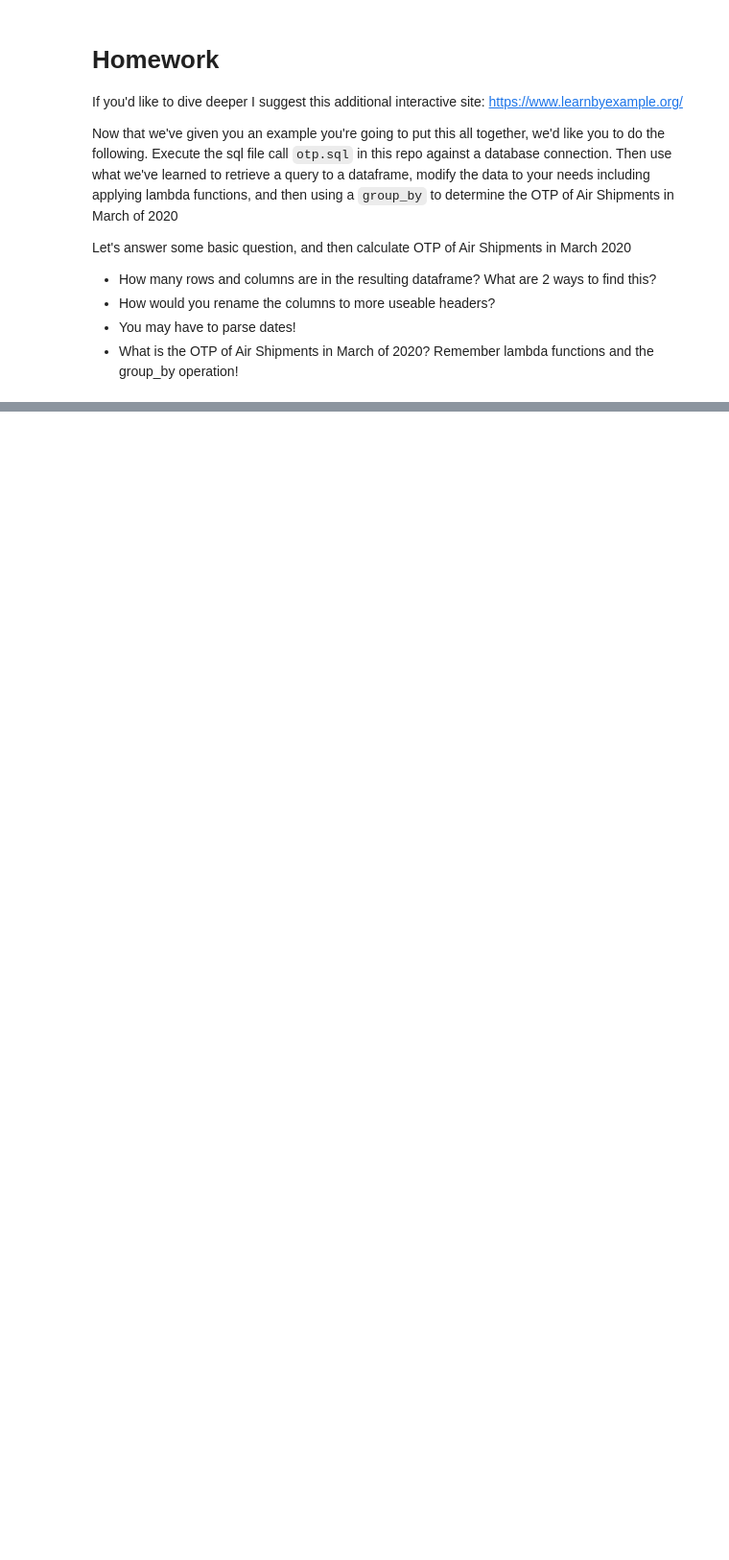
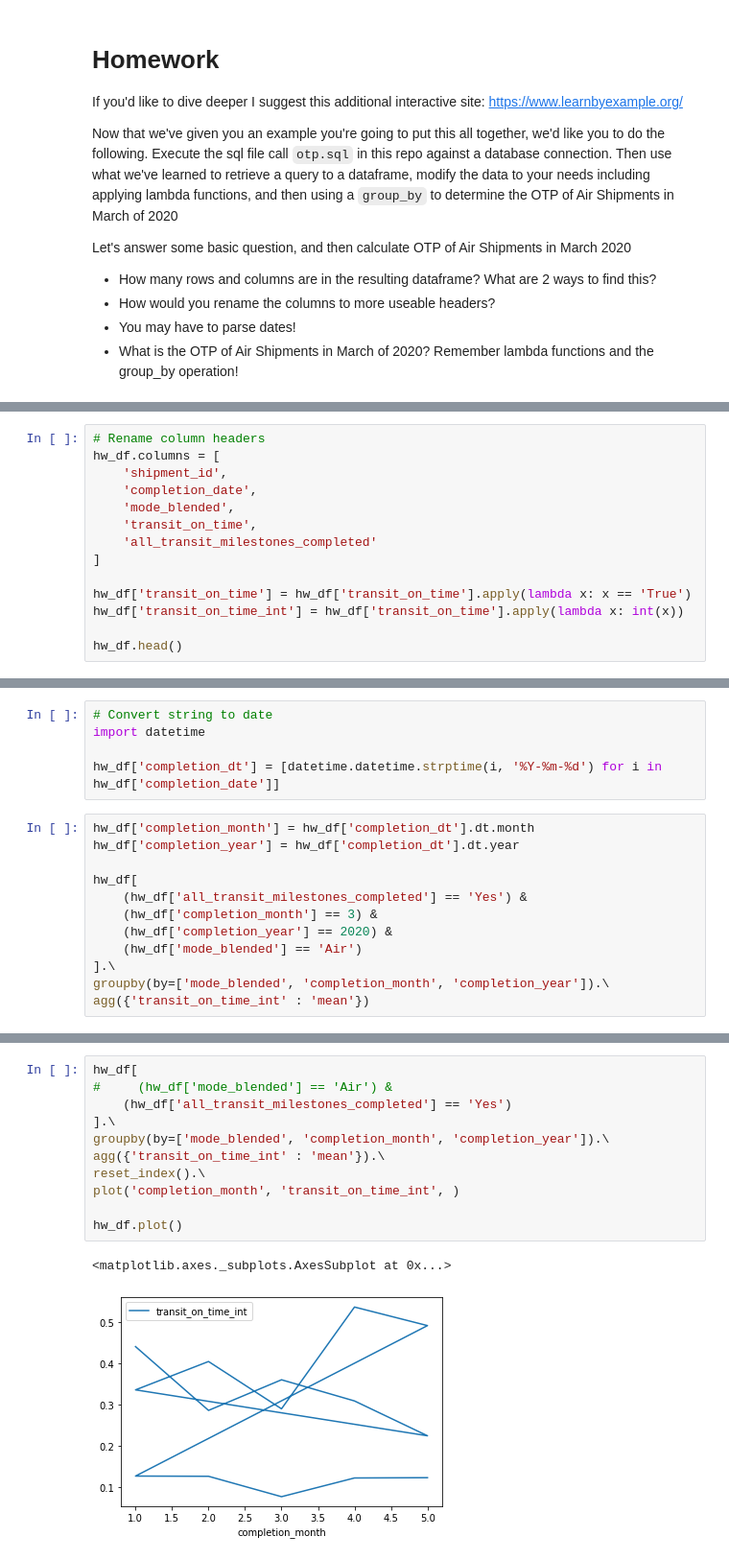
Before and after one commit to Per48edjes/Misc-DA-Prob-Stat, a Jupyter notebook: Lesson_1/Python_1/data_structure_101.ipynb, the cells around one changed output, grey strips where cells are left out. Shown: that part at 96% size. Saved outputs shown, nothing was run; the diff lists cells and outputs as text; blank space fills up the shorter version.

```diff
--- a/Lesson_1/Python_1/data_structure_101.ipynb
+++ b/Lesson_1/Python_1/data_structure_101.ipynb
@@ -460,0 +475,14 @@ Let's answer some basic question, and then calculate OTP of Air Shipments in Mar
+# %%
+# Rename column headers
+hw_df.columns = [
+    'shipment_id',
+    'completion_date',
+    'mode_blended',
+    'transit_on_time',
+    'all_transit_milestones_completed'
+]
+
+hw_df['transit_on_time'] = hw_df['transit_on_time'].apply(lambda x: x == 'True')
+hw_df['transit_on_time_int'] = hw_df['transit_on_time'].apply(lambda x: int(x))
+
+hw_df.head()
@@ -460,0 +496,17 @@ Let's answer some basic question, and then calculate OTP of Air Shipments in Mar
+# %%
+# Convert string to date
+import datetime
+
+hw_df['completion_dt'] = [datetime.datetime.strptime(i, '%Y-%m-%d') for i in hw_df['completion_date']]
+# %%
+hw_df['completion_month'] = hw_df['completion_dt'].dt.month
+hw_df['completion_year'] = hw_df['completion_dt'].dt.year
+
+hw_df[
+    (hw_df['all_transit_milestones_completed'] == 'Yes') &
+    (hw_df['completion_month'] == 3) &
+    (hw_df['completion_year'] == 2020) &
+    (hw_df['mode_blended'] == 'Air')
+].\
+groupby(by=['mode_blended', 'completion_month', 'completion_year']).\
+agg({'transit_on_time_int' : 'mean'})
@@ -460,0 +517,14 @@ Let's answer some basic question, and then calculate OTP of Air Shipments in Mar
+# %%
+hw_df[
+#     (hw_df['mode_blended'] == 'Air') &
+    (hw_df['all_transit_milestones_completed'] == 'Yes')
+].\
+groupby(by=['mode_blended', 'completion_month', 'completion_year']).\
+agg({'transit_on_time_int' : 'mean'}).\
+reset_index().\
+plot('completion_month', 'transit_on_time_int', )
+
+hw_df.plot()
+# %% [output]
+<matplotlib.axes._subplots.AxesSubplot at 0x...>
+[figure, added]
```
Also changed, not shown: parts of 7 cells of this notebook.
